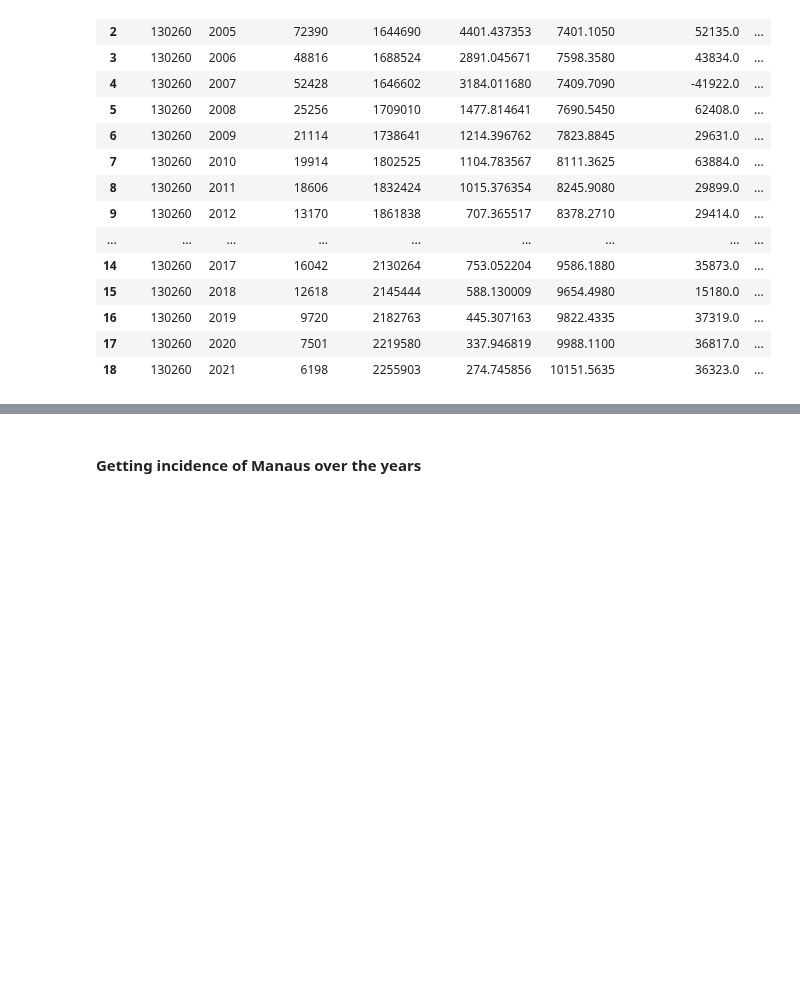
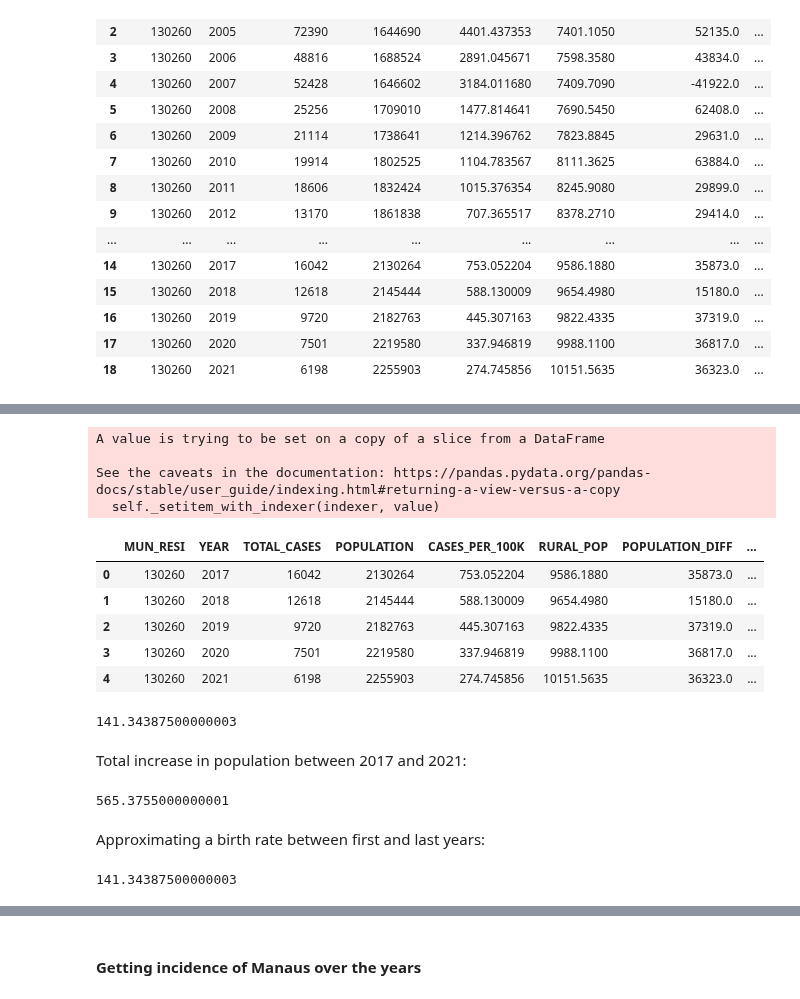
Before and after one commit to RaphaLevy/Study_on_Malaria_dynamics, a Jupyter notebook: sivep_data/SIVEP_Data.ipynb, the cells around one changed output, grey strips where cells are left out. Drawn from its saved outputs; the diff is of its cells as text; code cells hidden in the pictures; blank space fills up the shorter version.

Commit message:
Calculates approximated birth rate between 2017 and 2021

```diff
--- a/sivep_data/SIVEP_Data.ipynb
+++ b/sivep_data/SIVEP_Data.ipynb
@@ -912,0 +928,31 @@ See the caveats in the documentation: https://pandas.pydata.org/pandas-docs/stab
+# %%
+manaus_2017_2021_df.get('RURAL_POP_DIFF').iloc[0]=0
+manaus_2017_2021_df
+# %% [output]
+A value is trying to be set on a copy of a slice from a DataFrame
+
+See the caveats in the documentation: https://pandas.pydata.org/pandas-docs/stable/user_guide/indexing.html#returning-a-view-versus-a-copy
+  self._setitem_with_indexer(indexer, value)
+|  | MUN_RESI | YEAR | TOTAL_CASES | POPULATION | CASES_PER_100K | RURAL_POP | POPULATION_DIFF | ... |
+| 0 | 130260 | 2017 | 16042 | 2130264 | 753.052204 | 9586.1880 | 35873.0 | ... |
+| 1 | 130260 | 2018 | 12618 | 2145444 | 588.130009 | 9654.4980 | 15180.0 | ... |
+| 2 | 130260 | 2019 | 9720 | 2182763 | 445.307163 | 9822.4335 | 37319.0 | ... |
+| 3 | 130260 | 2020 | 7501 | 2219580 | 337.946819 | 9988.1100 | 36817.0 | ... |
+| 4 | 130260 | 2021 | 6198 | 2255903 | 274.745856 | 10151.5635 | 36323.0 | ... |
+# %%
+mean_rural_pop_diff = manaus_2017_2021_df.loc[1:4, 'RURAL_POP_DIFF'].mean()
+mean_rural_pop_diff
+# %% [output]
+141.34387500000003
+# %% [markdown]
+Total increase in population between 2017 and 2021:
+# %%
+manaus_2017_2021_df.get('RURAL_POP').iloc[-1]-manaus_2017_2021_df.get('RURAL_POP').iloc[0]
+# %% [output]
+565.3755000000001
+# %% [markdown]
+Approximating a birth rate between first and last years:
+# %%
+(manaus_2017_2021_df.get('RURAL_POP').iloc[-1]-manaus_2017_2021_df.get('RURAL_POP').iloc[0])/(len(manaus_2017_2021_df)-1)
+# %% [output]
+141.34387500000003
```
Also changed, not shown: parts of 4 cells of this notebook.
